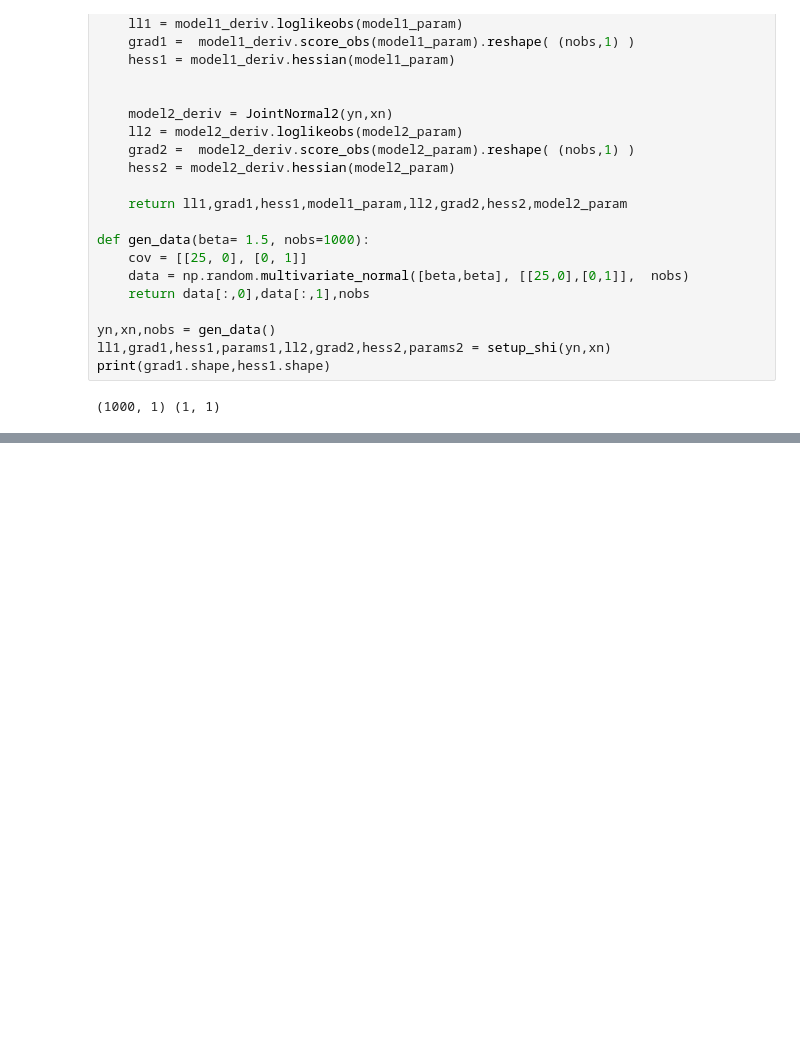
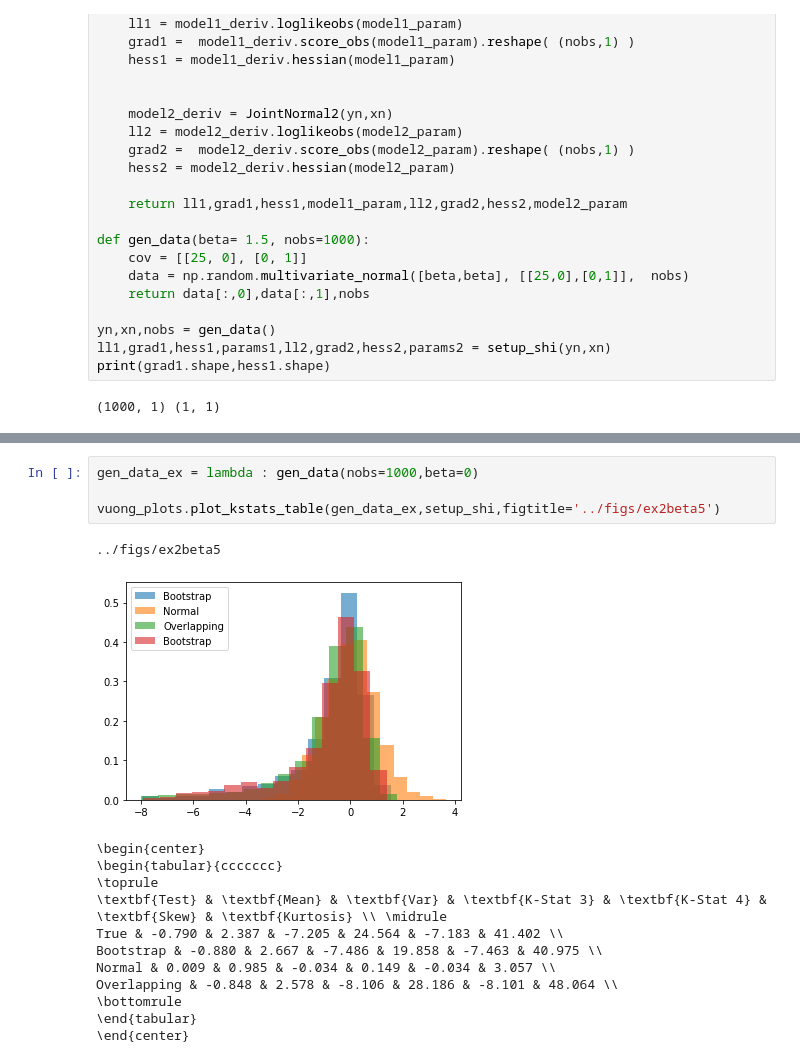
Before and after one commit to ericschulman/testing, a Jupyter notebook: shi_ex2/kstats_table.ipynb, the cells around one changed output, grey strips where cells are left out. Saved outputs shown, nothing was run; the diff lists cells and outputs as text; blank space fills up the shorter version.

```diff
--- a/shi_ex2/kstats_table.ipynb
+++ b/shi_ex2/kstats_table.ipynb
@@ -80,0 +85,18 @@ Overlapping & -1.370 & 19.697 & -1372.095 & 171050.584 & -1371.272 & 171974.196
+# %%
+gen_data_ex = lambda : gen_data(nobs=1000,beta=0)
+
+vuong_plots.plot_kstats_table(gen_data_ex,setup_shi,figtitle='../figs/ex2beta5')
+# %% [output]
+../figs/ex2beta5
+[figure, added]
+\begin{center}
+\begin{tabular}{ccccccc}
+\toprule
+\textbf{Test} & \textbf{Mean} & \textbf{Var} & \textbf{K-Stat 3} & \textbf{K-Stat 4} & \textbf{Skew} & \textbf{Kurtosis} \\ \midrule
+True & -0.790 & 2.387 & -7.205 & 24.564 & -7.183 & 41.402 \\
+Bootstrap & -0.880 & 2.667 & -7.486 & 19.858 & -7.463 & 40.975 \\
+Normal & 0.009 & 0.985 & -0.034 & 0.149 & -0.034 & 3.057 \\
+Overlapping & -0.848 & 2.578 & -8.106 & 28.186 & -8.101 & 48.064 \\
+\bottomrule
+\end{tabular}
+\end{center}
```
Also changed, not shown: parts of 5 cells of this notebook, 12 other files.
